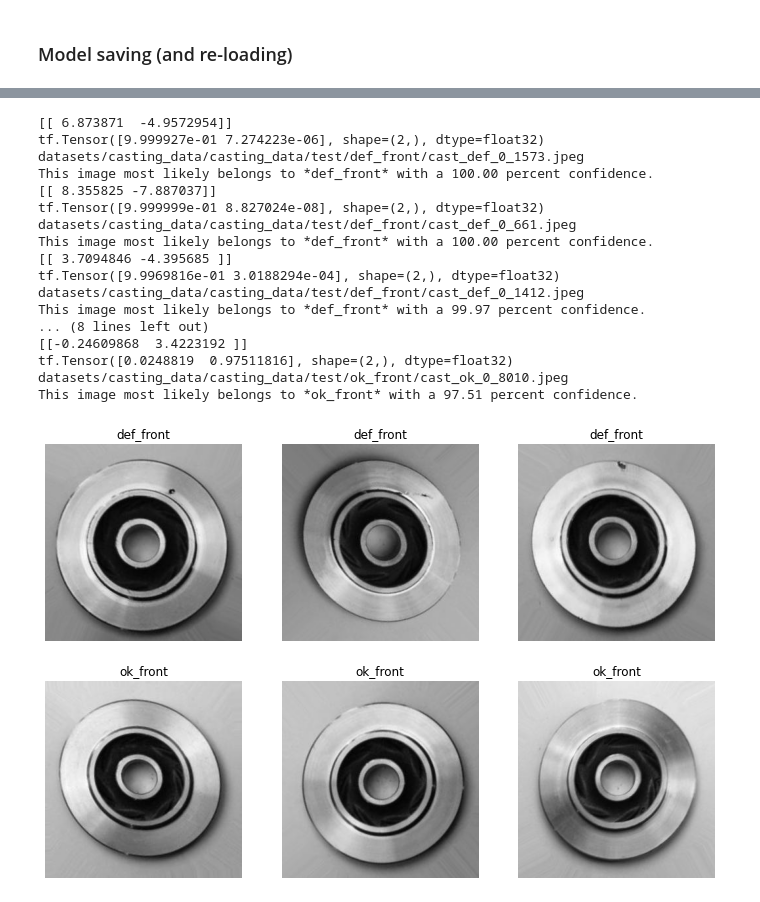
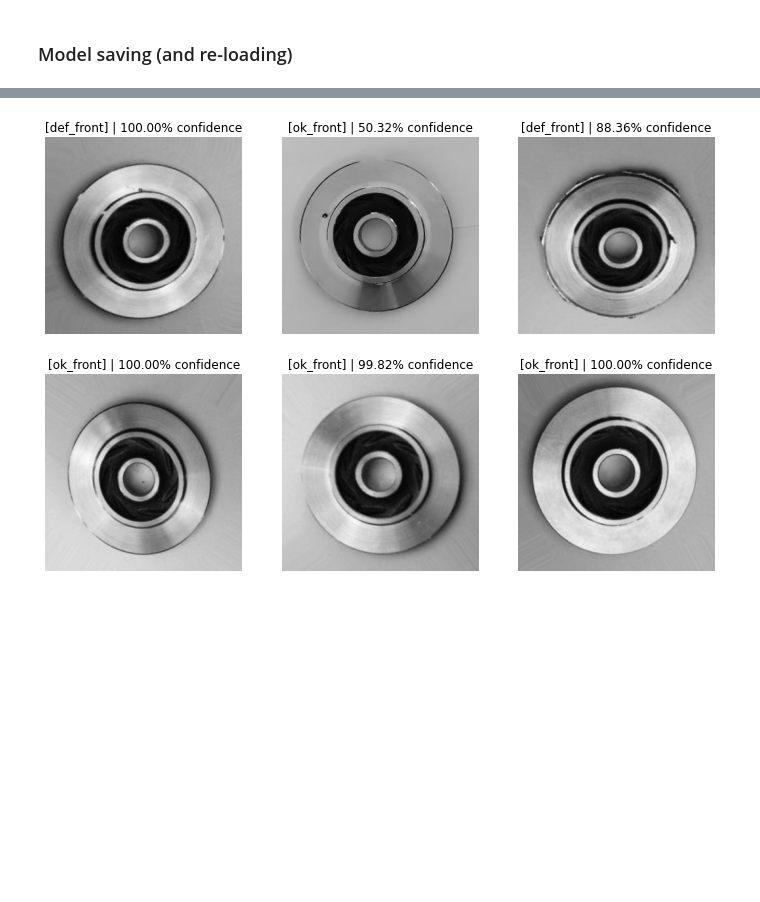
Before and after one commit to datasith/ds-experiments-image-classification, a Jupyter notebook: cast-parts/demo_tensorflow.ipynb, the cells around one changed output, grey strips where cells are left out. Cells and saved outputs as stored; diff of their text form; code cells hidden in the pictures; blank space fills up the shorter version.

```diff
--- a/cast-parts/demo_tensorflow.ipynb
+++ b/cast-parts/demo_tensorflow.ipynb
@@ -61,12 +61,8 @@ Archive:  datasets/real-life-industrial-dataset-of-casting-product.zip
   inflating: datasets/casting_data/casting_data/train/def_front/cast_def_0_7505.jpeg
   inflating: datasets/casting_data/casting_data/train/def_fro
 # %%
-SEED = 42
-COLOR_MODE = "grayscale"
 path_training_data = Path(DATASET_DIR) / Path("casting_data/casting_data") / Path("train")
 path_test_data     = Path(DATASET_DIR) / Path("casting_data/casting_data") / Path("test")
-path_images = path_test_data / Path("**/*.jpeg")
-files_images = glob.glob(path_images.as_posix(),recursive = True)
 # %%
 def get_image_data(data_path, color_mode, image_size, seed = None, subset = None, validation_split = None):
     if subset:
@@ -90,9 +86,10 @@ def get_image_data(data_path, color_mode, image_size, seed = None, subset = None
         "classNames": raw_data_set.class_names
     }
 # %%
-im = cv2.imread(files_images[0])[:,:,0]
-image_size = im.shape
-image_shape = np.expand_dims(im, 2).shape
+SEED = 42
+COLOR_MODE = "grayscale"
+image_size = (300, 300)
+image_shape = (300,300,1)
 
 training_ds = get_image_data(
     path_training_data,
@@ -310,47 +297,23 @@ _________________________________________________________________
 # %%
 plt.figure(figsize=(12, 8))
 counter = 1
 for cls in class_names:
     path_images = path_test_data / Path(f"{cls}/*.jpeg")
     files_images = glob.glob(path_images.as_posix(),recursive = True)
     for idx in random.sample(range(0, len(files_images)), 3):
         img = cv2.imread(files_images[idx])
         img_grayscale = img[:,:,1]
         img_array = tf.keras.utils.img_to_array(img_grayscale)
         img_array = tf.expand_dims(img_array, 0)
         # predictions = model.predict(img_array) # sanity check with model in memory
         predictions = new_model.predict(img_array)
-        print(predictions)
         score = tf.nn.softmax(predictions[0])
-        print(score)
         ax = plt.subplot(number_classes, 3, counter)
-        plt.title(cls)
+        pred_str = "[{}] | {:.2f}% confidence".format(class_names[np.argmax(score)], 100 * np.max(score))
+        plt.title(pred_str)
         plt.axis("off")
         plt.imshow(img)
 
-        print(files_images[idx])
-        print(
-            "This image most likely belongs to *{}* with a {:.2f} percent confidence."
-            .format(class_names[np.argmax(score)], 100 * np.max(score))
-        )
-
         counter += 1
 # %% [output]
-[[ 6.873871  -4.9572954]]
-tf.Tensor([9.999927e-01 7.274223e-06], shape=(2,), dtype=float32)
-datasets/casting_data/casting_data/test/def_front/cast_def_0_1573.jpeg
-This image most likely belongs to *def_front* with a 100.00 percent confidence.
-[[ 8.355825 -7.887037]]
-tf.Tensor([9.999999e-01 8.827024e-08], shape=(2,), dtype=float32)
-datasets/casting_data/casting_data/test/def_front/cast_def_0_661.jpeg
-This image most likely belongs to *def_front* with a 100.00 percent confidence.
-[[ 3.7094846 -4.395685 ]]
-tf.Tensor([9.9969816e-01 3.0188294e-04], shape=(2,), dtype=float32)
-datasets/casting_data/casting_data/test/def_front/cast_def_0_1412.jpeg
-This image most likely belongs to *def_front* with a 99.97 percent confidence.
-... (8 lines left out)
-[[-0.24609868  3.4223192 ]]
-tf.Tensor([0.0248819  0.97511816], shape=(2,), dtype=float32)
-datasets/casting_data/casting_data/test/ok_front/cast_ok_0_8010.jpeg
-This image most likely belongs to *ok_front* with a 97.51 percent confidence.
-[figure, old version]
+[figure, new version]
```
Also changed, not shown: parts of 8 cells of this notebook, 5 other files.
